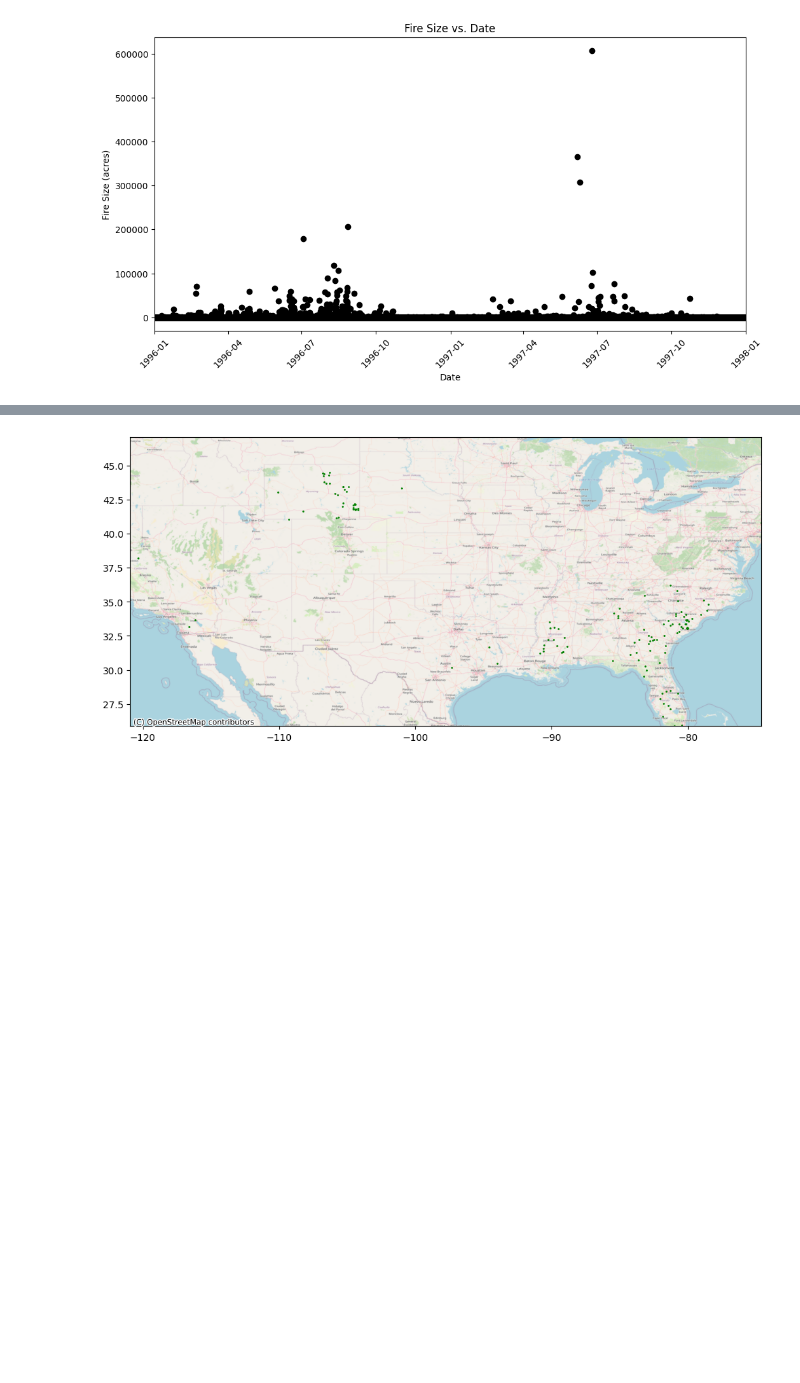
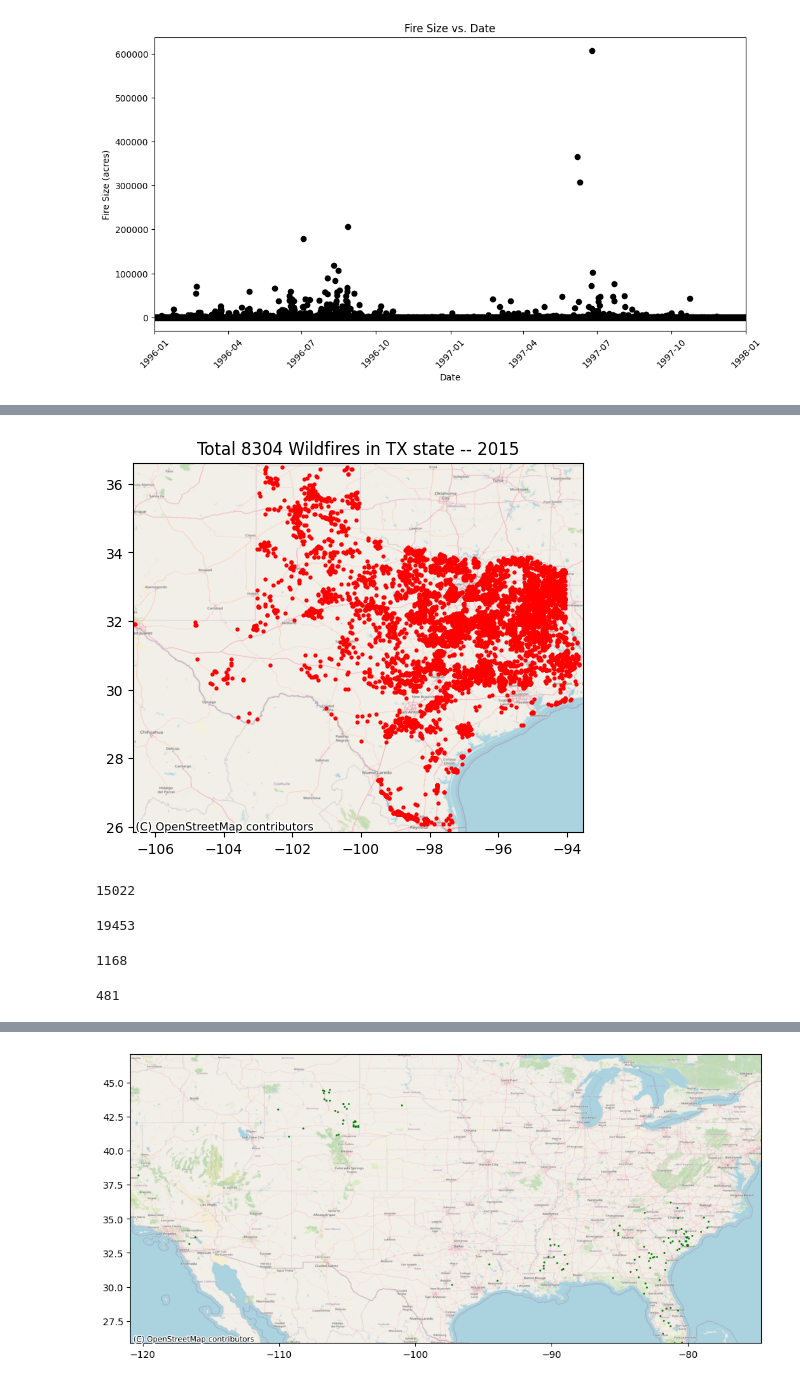
Before and after one commit to DanialArab/Geospatial_Data_Science, a Jupyter notebook: My GIS Projects/2. Exploratory Data Analysis on US Wildfires/EDA on 1.88 Million US Wildfires.ipynb, the cells around one changed output, grey strips where cells are left out. Drawn from its saved outputs; the diff is of its cells as text; code cells hidden in the pictures; blank space fills up the shorter version.

```diff
--- a/My GIS Projects/2. Exploratory Data Analysis on US Wildfires/EDA on 1.88 Million US Wildfires.ipynb
+++ b/My GIS Projects/2. Exploratory Data Analysis on US Wildfires/EDA on 1.88 Million US Wildfires.ipynb
@@ -1007,0 +1032,20 @@ HERE
+# %%
+plotter_4(df, 'TX', 2015)
+# %% [output]
+[figure, added]
+# %%
+df.filter(df['FIRE_YEAR'] == 2006).filter(df['STATE'] == 'TX').count()
+# %% [output]
+15022
+# %%
+df.filter((df['FIRE_YEAR'] == 2011 )& (df['STATE'] == 'TX')).count()
+# %% [output]
+19453
+# %%
+df.select('STATE', 'date').filter(df['FIRE_YEAR'] == 1992).filter(df['STATE'] == 'TX').count()
+# %% [output]
+1168
+# %%
+df.select('STATE', 'date').filter(df['FIRE_YEAR'] == 1992).filter(df['STATE'] == 'AK').count()
+# %% [output]
+481
```
Also changed, not shown: parts of 21 cells of this notebook, 24 other files.
